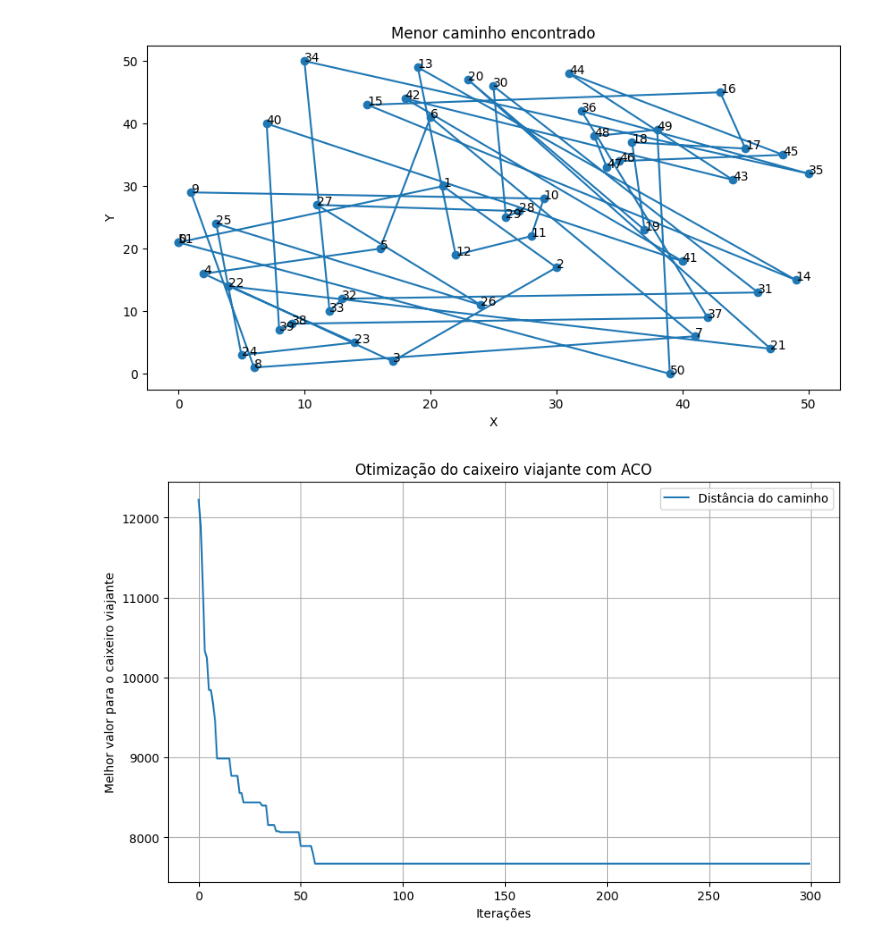
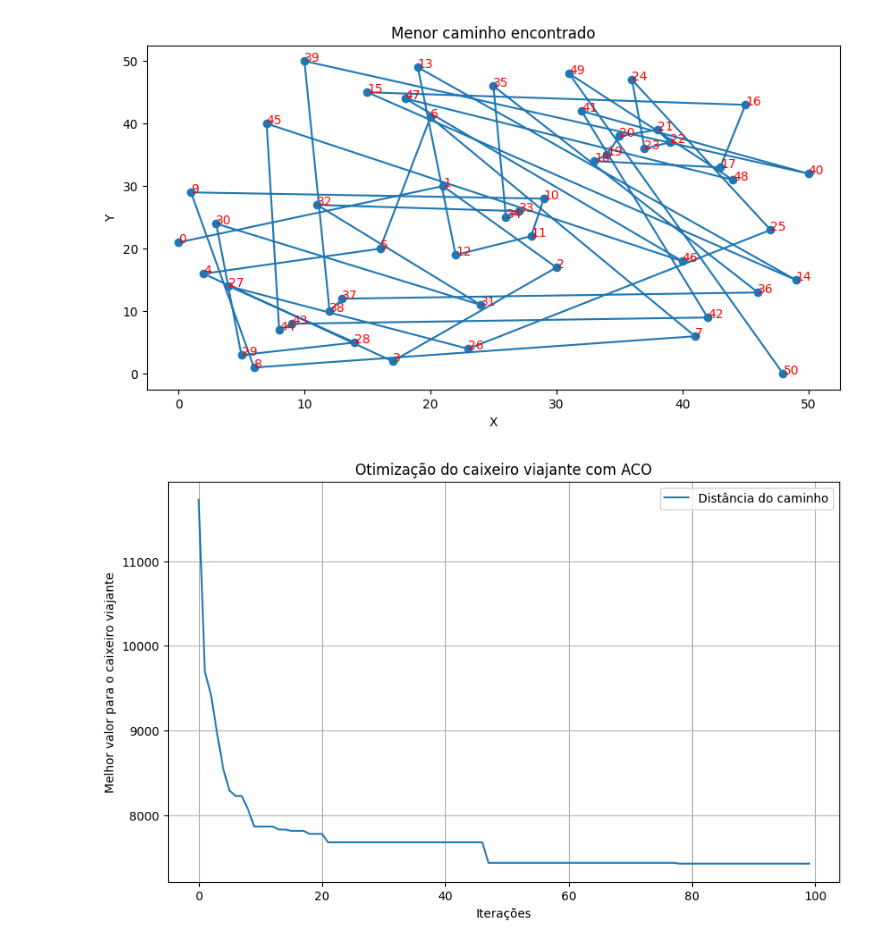
Before and after one commit to luisvenezian/unesp-cipn-algortimos, a Jupyter notebook: aco.ipynb, the cells around one changed output. Saved outputs shown, nothing was run; the diff lists cells and outputs as text; code cells hidden in the pictures.

```diff
--- a/aco.ipynb
+++ b/aco.ipynb
@@ -95,38 +95,40 @@ for i in range(n_cities):
         if i != j:
             distances[i][j] = np.linalg.norm(np.array(coordinates[i]) - np.array(coordinates[j]))
 
-aco = AntColonyOptimization(distances, n_ants=100, n_best=10, n_iterations=300, decay=0.95, alpha=1, beta=2)
+aco = AntColonyOptimization(distances, n_ants=1000, n_best=50, n_iterations=100, decay=0.99, alpha=1, beta=2)
 shortest_path = aco.run()
 # %%
 sp = shortest_path[0]
 sp_distances = shortest_path[1]
 # %%
 
-route = [s for s in sp[0]]
-route.append(route[0])  # return to start
-xs, ys = zip(*route)
+ # return to start
+xs, ys = zip(*[s for s in sp[0]])
 plt.figure(figsize=(10, 5))
 # put number of each iteration
-for i, n in enumerate(range(len(xs))):
-    plt.annotate(n, (xs[i], ys[i]))
+i = len(sp[0]) - 1
+for j, txt in enumerate(sp[0]):
+    plt.annotate(i, (xs[i], ys[i]), fontsize=10, color='red')
+    i -= 1
+
+
 plt.plot(xs, ys, marker='o')
 plt.title('Menor caminho encontrado')
 plt.xlabel('X')
 plt.ylabel('Y')
 plt.show()
 # %% [output]
-[figure, old version]
+[figure, new version]
 # %%
 
 plt.figure(figsize=(10, 6))
 plt.plot(sp_distances, label='Distância do caminho')
 plt.legend()
 # label the ult result
-plt.annotate(f'Melhor caminho: {sp[1]}', (len(sp_distances)-1, sp[1]))
 plt.xlabel('Iterações')
 plt.ylabel('Melhor valor para o caixeiro viajante')
 plt.title('Otimização do caixeiro viajante com ACO')
 plt.grid(True)
 plt.show()
 # %% [output]
-[figure, old version]
+[figure, new version]
```
Also changed, not shown: 1 other file.
